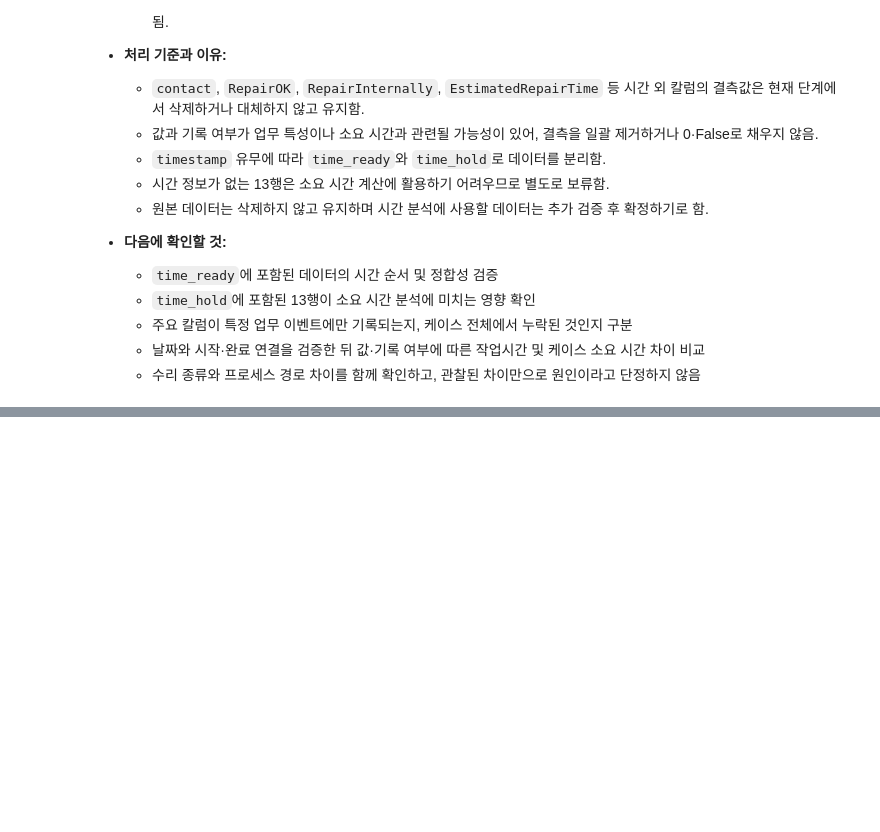
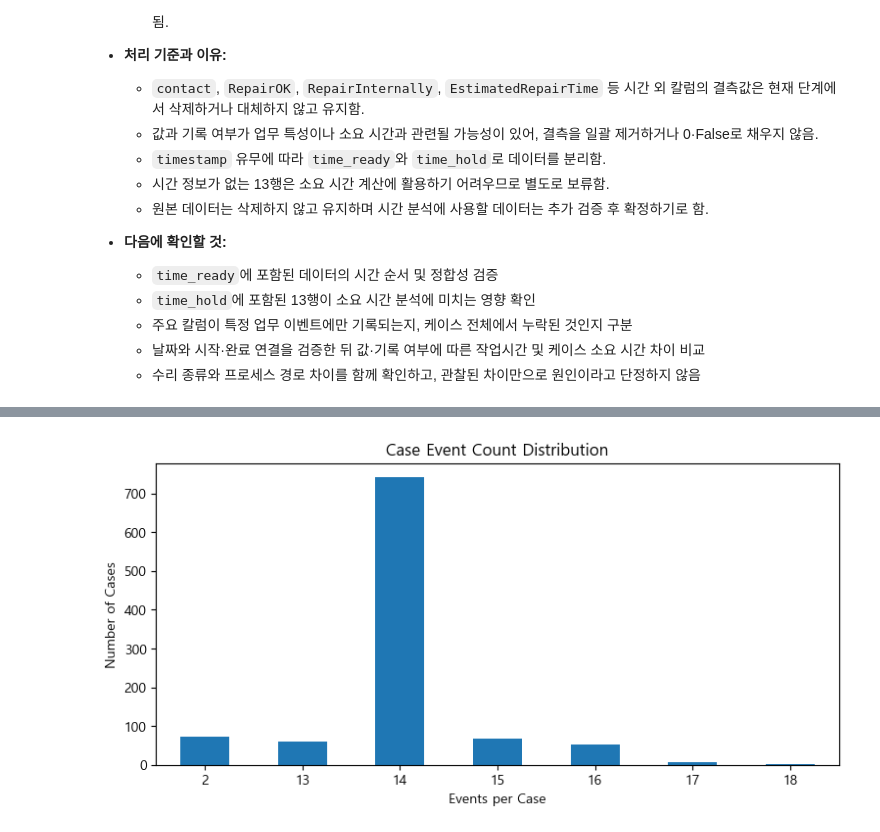
Before and after one commit to roh-git/DA_Assignment, a Jupyter notebook: repair2_분석.ipynb, the cells around one changed output, grey strips where cells are left out. Saved outputs shown, nothing was run; the diff lists cells and outputs as text; code cells hidden in the pictures; blank space fills up the shorter version.

```diff
--- a/repair2_분석.ipynb
+++ b/repair2_분석.ipynb
@@ -306,0 +438,17 @@ time_ready.head()
+# %%
+import matplotlib.pyplot as plt
+
+# 케이스별 이벤트 수
+case_counts = df['caseID'].value_counts()
+
+# 이벤트 수별 케이스 분포
+event_dist = case_counts.value_counts().sort_index()
+
+event_dist.plot.bar(figsize=(9, 4))
+plt.xlabel('Events per Case')
+plt.ylabel('Number of Cases')
+plt.title('Case Event Count Distribution')
+plt.xticks(rotation=0)  # X축 숫자를 가로로 표시
+plt.show()
+# %% [output]
+[figure, added]
```
Also changed, not shown: parts of 129 cells of this notebook, 1 other file.
